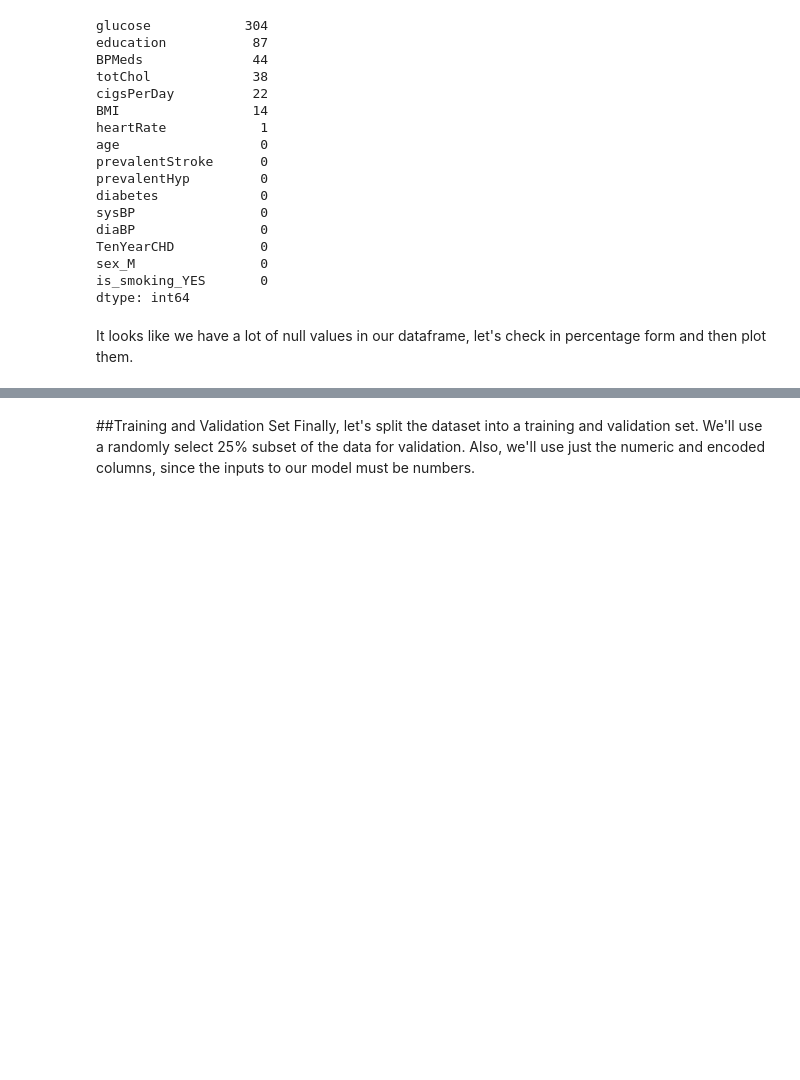
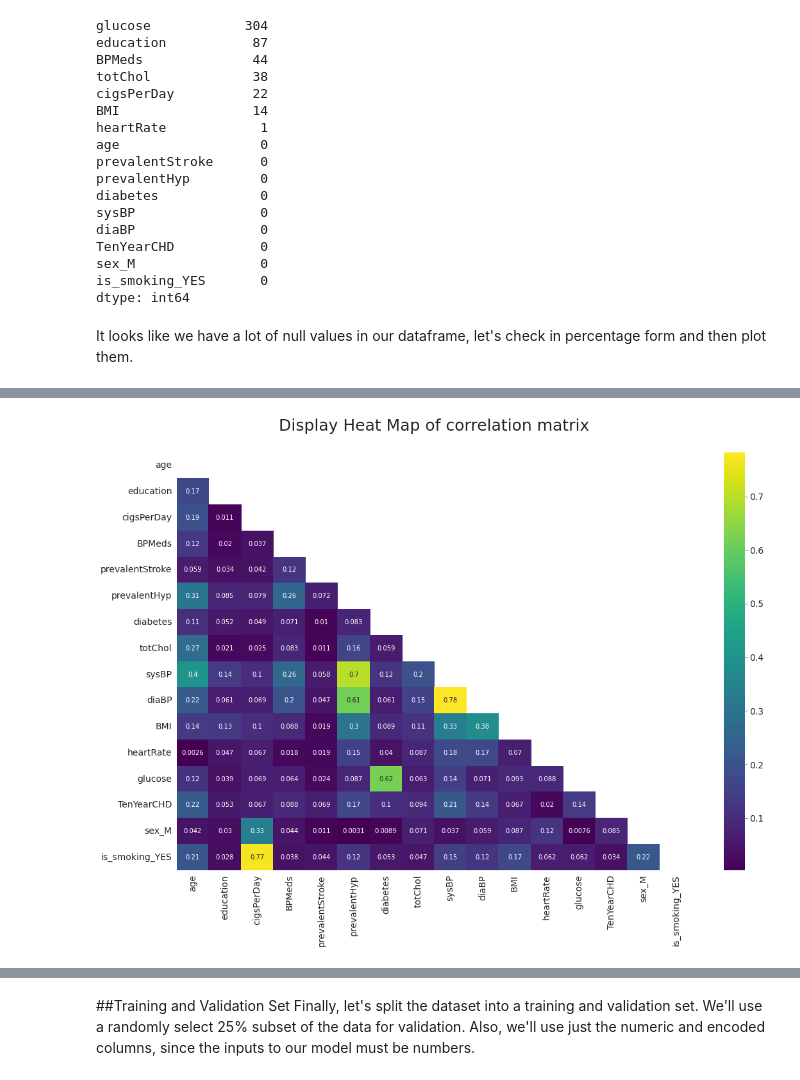
Before and after one commit to Gaurav2912/Cardiovascular-Risk-Prediction, a Jupyter notebook: Cardiovascular_Risk_Prediction.ipynb, the cells around one changed output, grey strips where cells are left out. Saved outputs shown, nothing was run; the diff lists cells and outputs as text; code cells hidden in the pictures; blank space fills up the shorter version.

```diff
--- a/Cardiovascular_Risk_Prediction.ipynb
+++ b/Cardiovascular_Risk_Prediction.ipynb
@@ -580,6 +504,21 @@ plt.ylabel("Percentage");
 # %%
 # only one row have null value in heartRate column , I am dropping that row
 df_final = df_final.dropna(axis=0,subset= ['heartRate'])
+# %%
+# Fond correlation marix
+corr_df = df_final.corr()
+# set default figure size
+plt.figure(figsize= (18,12))
+
+# creating mask for lower triangular matrix
+mask = np.triu(np.ones_like(corr_df))
+
+# plotting heat map of correlation matrix
+sns.heatmap(abs(corr_df), annot= True, cmap= 'viridis', annot_kws={"size":10}, mask= mask)
+# add title
+plt.title("Display Heat Map of correlation matrix\n", fontsize= 25);
+# %% [output]
+[figure, added]
 # %%
 df_final.isna().sum().sort_values(ascending= False)
 # %% [output]
```
Also changed, not shown: parts of 75 cells of this notebook.
